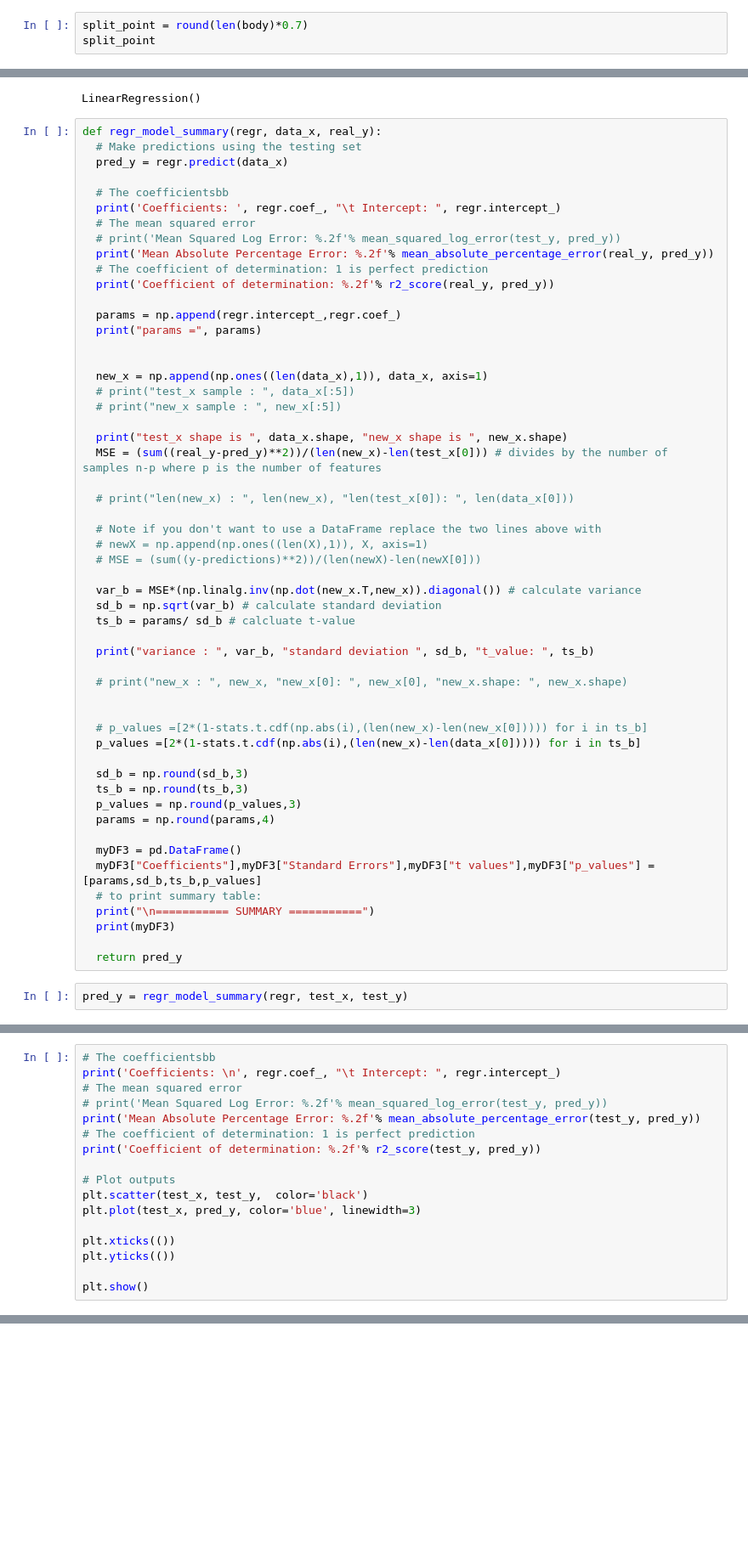
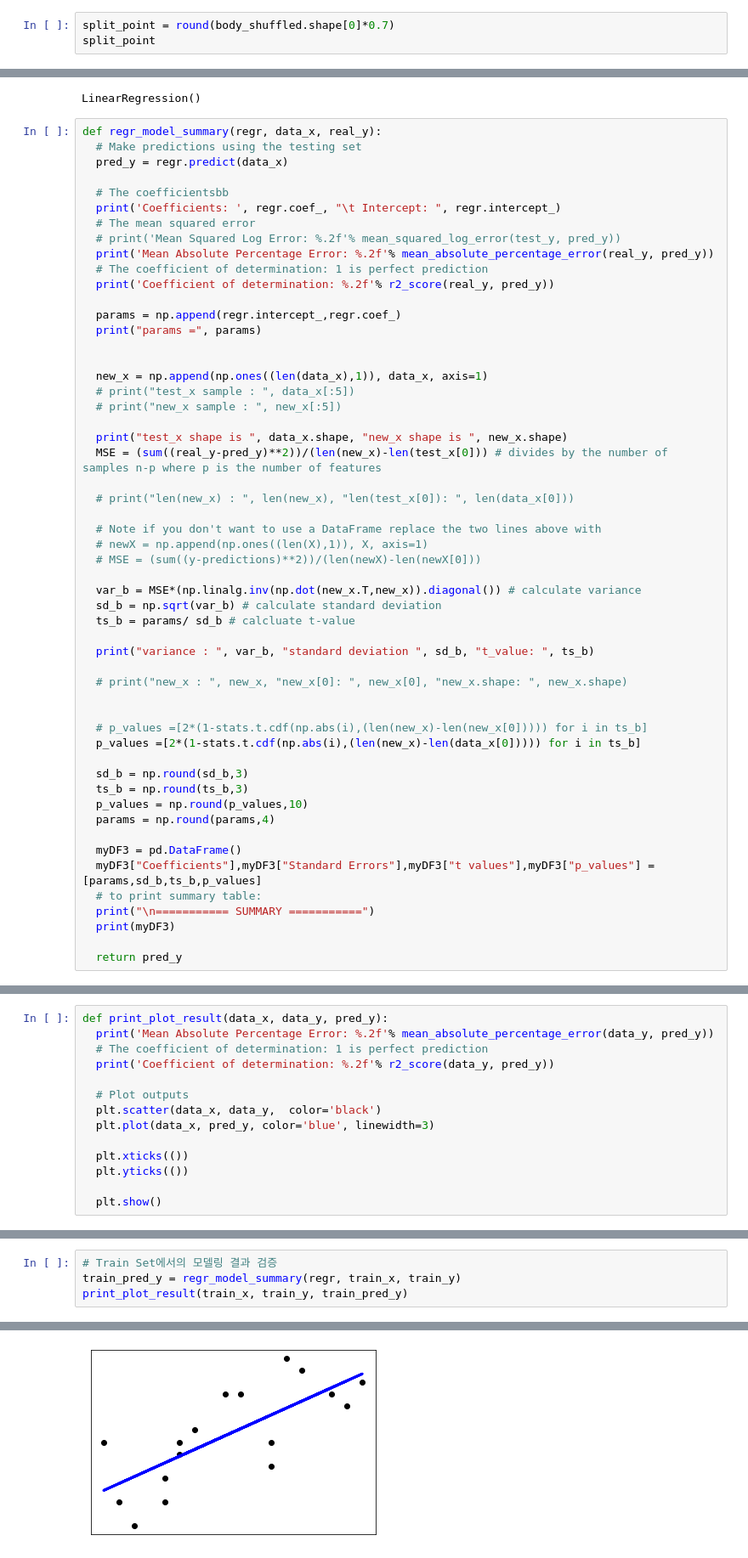
Before and after one commit to jaehyun0220/DL, a Jupyter notebook: Git_Temp_3.ipynb, the cells around one changed output, grey strips where cells are left out. Shown at 85% size. Cells and saved outputs as stored; diff of their text form; blank space fills up the shorter version.

```diff
--- a/Git_Temp_3.ipynb
+++ b/Git_Temp_3.ipynb
@@ -103,5 +76,5 @@ body_shuffled=body.sample(frac=1).reset_index(drop=True)
 # %%
-split_point = round(len(body)*0.7)
+split_point = round(body_shuffled.shape[0]*0.7)
 split_point
 # %% [output]
 17
@@ -181,7 +154,7 @@ def regr_model_summary(regr, data_x, real_y):
 
   sd_b = np.round(sd_b,3)
   ts_b = np.round(ts_b,3)
-  p_values = np.round(p_values,3)
+  p_values = np.round(p_values,10)
   params = np.round(params,4)
 
   myDF3 = pd.DataFrame()
@@ -191,5 +164,3 @@ def regr_model_summary(regr, data_x, real_y):
   print(myDF3)
 
   return pred_y
-# %%
-pred_y = regr_model_summary(regr, test_x, test_y)
@@ -273,17 +167,14 @@ variance :  [4.50154512e+02 1.61004906e-02] standard deviation  [21.21684501  0.
 # %%
-# The coefficientsbb
-print('Coefficients: \n', regr.coef_, "\t Intercept: ", regr.intercept_)
-# The mean squared error
-# print('Mean Squared Log Error: %.2f'% mean_squared_log_error(test_y, pred_y))
-print('Mean Absolute Percentage Error: %.2f'% mean_absolute_percentage_error(test_y, pred_y))
-# The coefficient of determination: 1 is perfect prediction
-print('Coefficient of determination: %.2f'% r2_score(test_y, pred_y))
+def print_plot_result(data_x, data_y, pred_y):
+  print('Mean Absolute Percentage Error: %.2f'% mean_absolute_percentage_error(data_y, pred_y))
+  # The coefficient of determination: 1 is perfect prediction
+  print('Coefficient of determination: %.2f'% r2_score(data_y, pred_y))
 
-# Plot outputs
-plt.scatter(test_x, test_y,  color='black')
-plt.plot(test_x, pred_y, color='blue', linewidth=3)
+  # Plot outputs
+  plt.scatter(data_x, data_y,  color='black')
+  plt.plot(data_x, pred_y, color='blue', linewidth=3)
 
-plt.xticks(())
-plt.yticks(())
+  plt.xticks(())
+  plt.yticks(())
 
-plt.show()
+  plt.show()
@@ -299,0 +181,5 @@ train_x.shape
+# %%
+# Train Set에서의 모델링 결과 검증
+train_pred_y = regr_model_summary(regr, train_x, train_y)
+print_plot_result(train_x, train_y, train_pred_y)
+# %% [output]
@@ -299,0 +199 @@ train_x.shape
+[figure, added]
```
Also changed, not shown: parts of 19 cells of this notebook.
